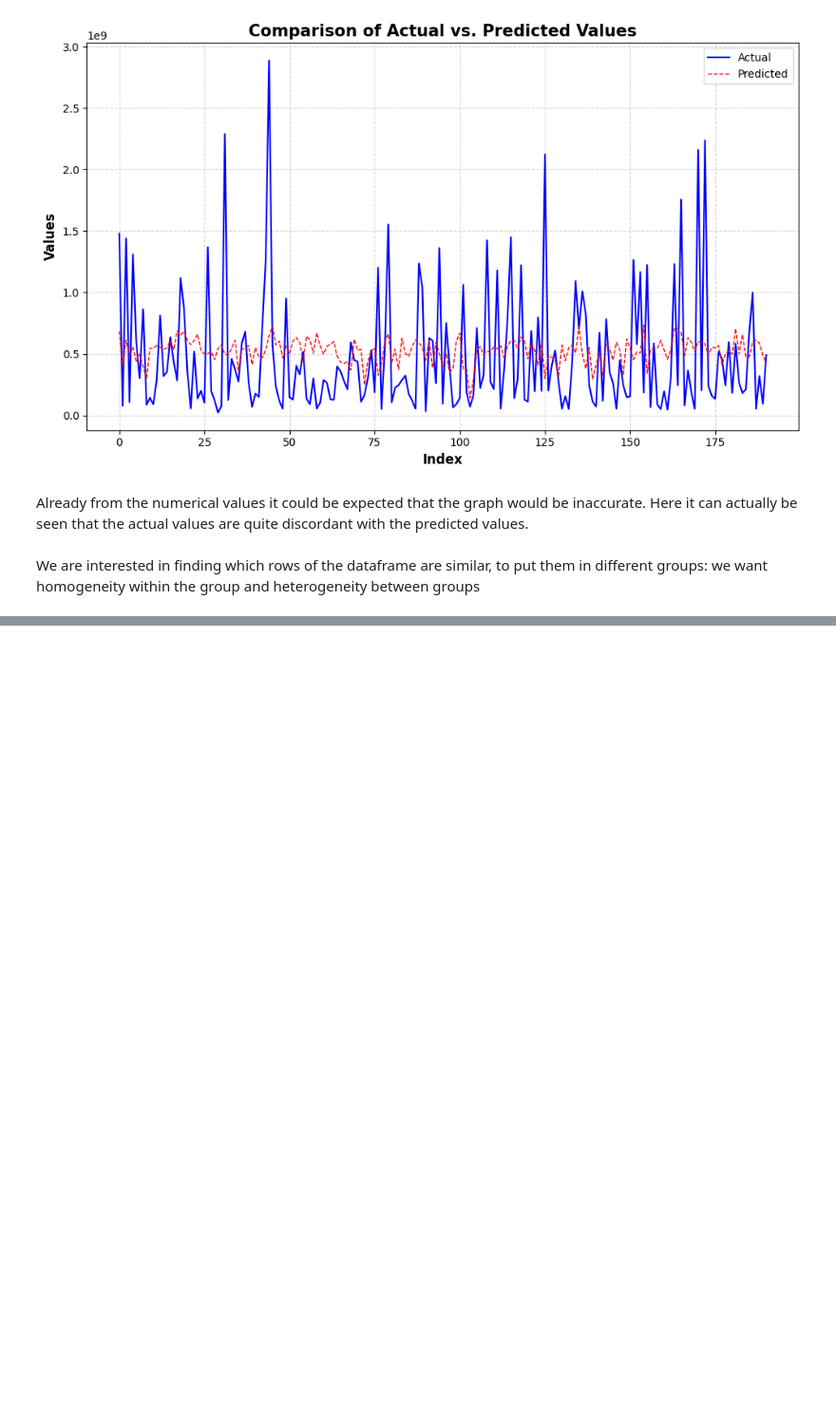
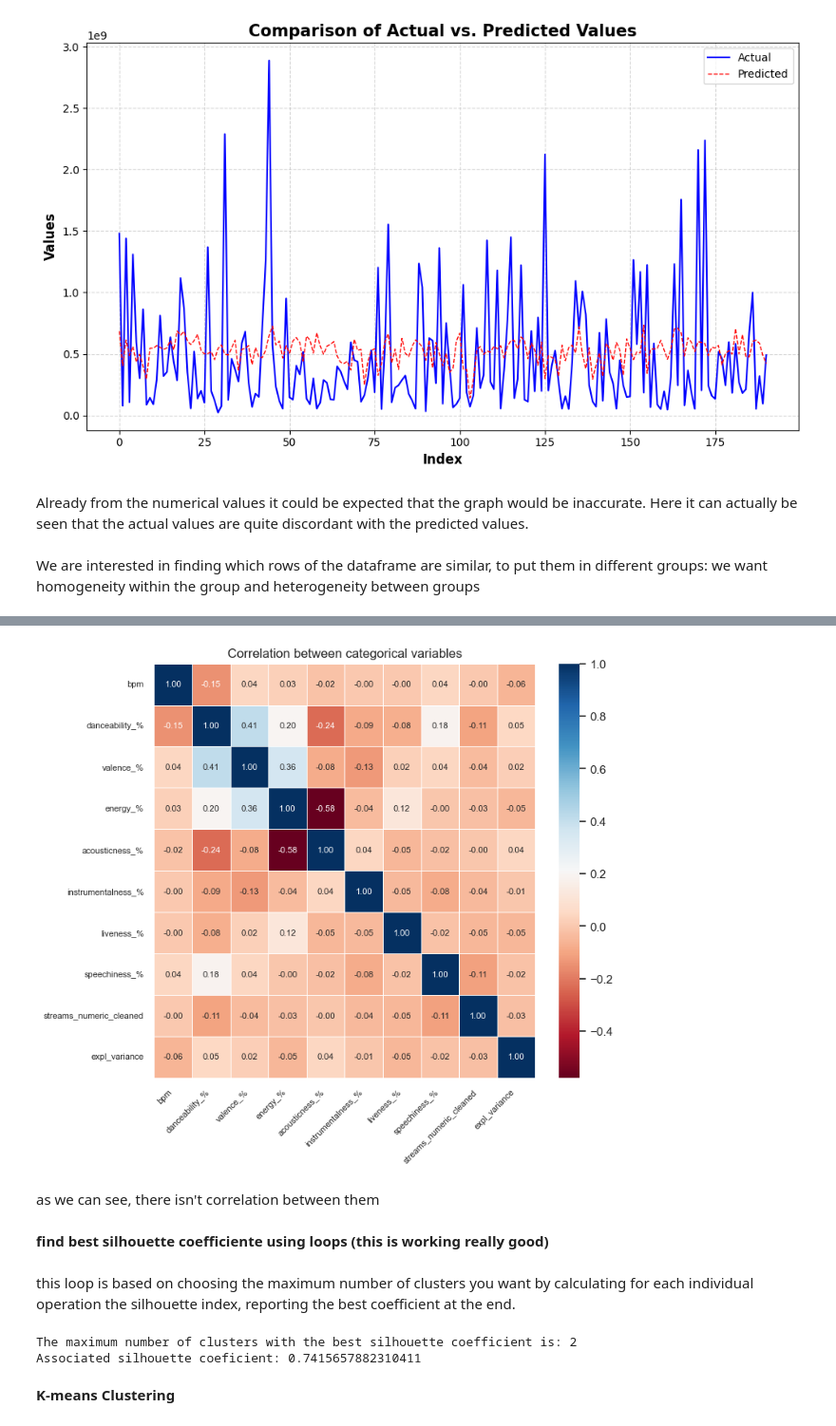
Before and after one commit to IsabellaPodavini/top_spotify_songs_2023, a Jupyter notebook: modelling.ipynb, the cells around one changed output, grey strips where cells are left out. Shown at 95% size. Saved outputs shown, nothing was run; the diff lists cells and outputs as text; code cells hidden in the pictures; blank space fills up the shorter version.

```diff
--- a/modelling.ipynb
+++ b/modelling.ipynb
@@ -351,0 +343,2 @@ To visualize the cluster we need to reduce the data to two dimension, we have to
+# %%
+search_for_correlation = spotify_songs_copy_df.copy()
@@ -352,3 +348,60 @@ To visualize the cluster we need to reduce the data to two dimension, we have to
+# %%
+num_missing_values = len(search_for_correlation) - len(explained_variance)
+
+missing_values = np.random.normal(loc=0, scale=1, size=num_missing_values)
+
+a = missing_values.tolist()
+b = explained_variance.tolist()
+c = a + b
+# %%
+search_for_correlation['expl_variance'] = c
+# %%
+search_for_correlation_corr = search_for_correlation.corr()
+# %%
+plt.figure(figsize = (8,7))
+sns.set(style="whitegrid")
+set_color = sns.color_palette("RdBu", as_cmap=True)
+heatmap = sns.heatmap(search_for_correlation_corr, annot=True, fmt=".2f", linewidths=.5, annot_kws={"size": 8}, cmap=set_color)
+plt.title("Correlation between categorical variables")
+heatmap.set_xticklabels(heatmap.get_xticklabels(), fontsize=8)
+heatmap.set_yticklabels(heatmap.get_yticklabels(), fontsize=8)
+plt.xticks(rotation=45, ha="right")
+plt.show()
+# %% [output]
+[figure, added]
+# %% [markdown]
+
+as we can see, there isn't correlation between them
+# %% [markdown]
+**find best silhouette coefficiente using loops (this is working really good)**
+# %% [markdown]
+this loop is based on choosing the maximum number of clusters you want by calculating for each individual operation the silhouette index, reporting the best coefficient at the end.
+# %%
+# Set the maximum number of clusters you wish to explore.
+max_clusters = 10
+
+# Initialize variables to keep track of the best results:
+best_num_clusters = 2  # Start with a reasonable value
+best_silhouette_score = -1  # nitialize with an impossible value
+
+# find the value using loop
+for num_clusters in range(2, max_clusters + 1):
+    kmeans = KMeans(n_clusters=num_clusters, random_state=20, n_init=10) # the random state number is arbitrarial but for different tests it has to be the same (centroids locations)
+    kmeans_labels = kmeans.fit_predict(spotify_songs_copy_df)
+    silhouette_avg = silhouette_score(spotify_songs_copy_df, kmeans_labels)
+
+    # Update if the loop find a better solution
+    if silhouette_avg > best_silhouette_score:
+        best_silhouette_score = silhouette_avg
+        best_num_clusters = num_clusters
+
+print(f"The maximum number of clusters with the best silhouette coefficient is: {best_num_clusters}")
+print(f"Associated silhouette coeficient: {best_silhouette_score}")
+# %% [output]
+The maximum number of clusters with the best silhouette coefficient is: 2
+Associated silhouette coeficient: 0.7415657882310411
+# %% [markdown]
+**K-means Clustering**
 # %%
 from sklearn.decomposition import PCA
 # %%
```
Also changed, not shown: parts of 44 cells of this notebook.
